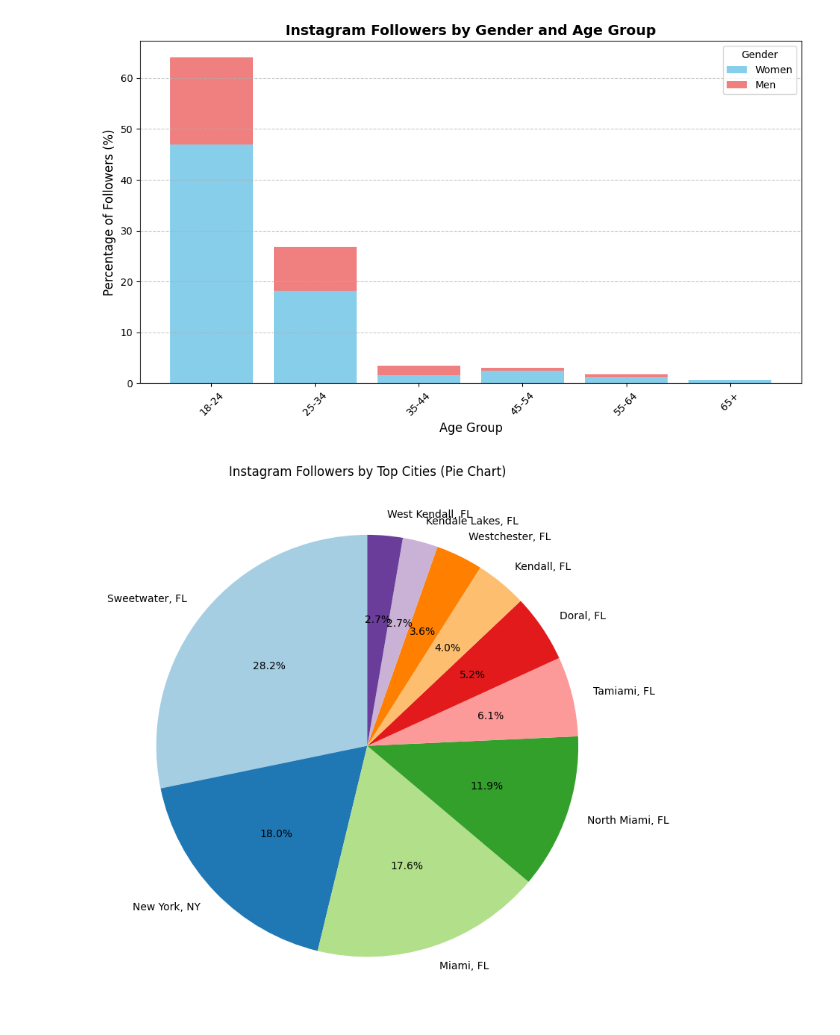
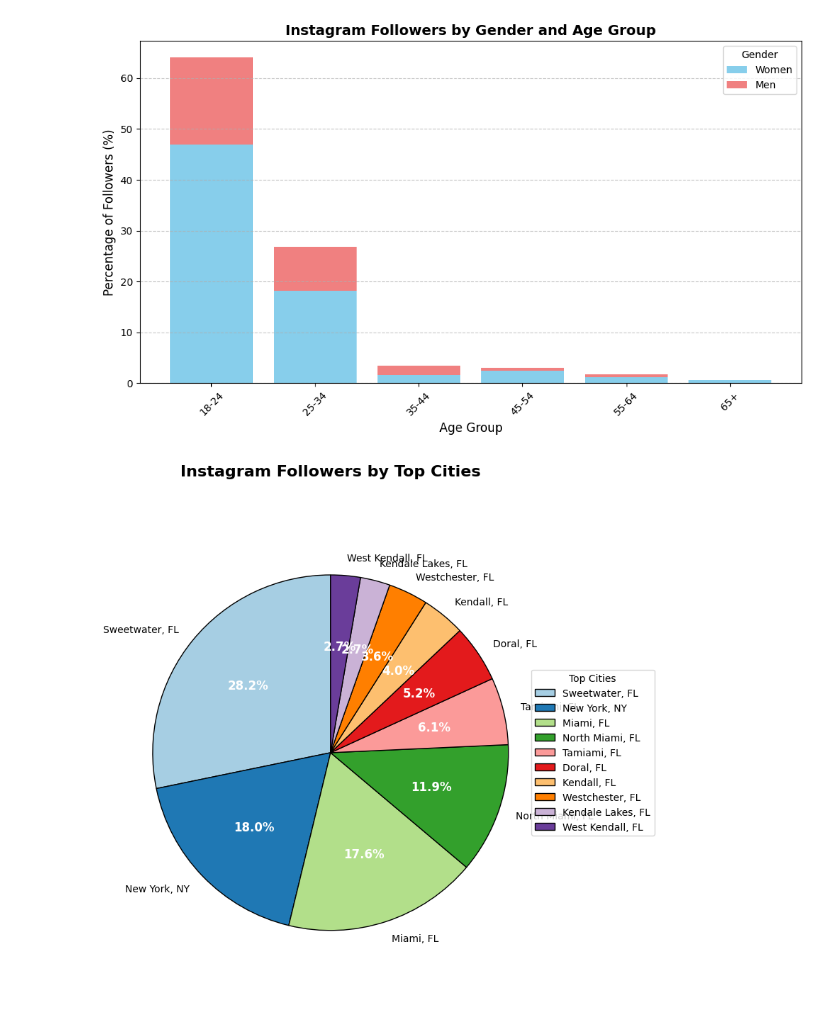
Before and after one commit to 6uan/data-mining, a Jupyter notebook: canine-crew/audience.ipynb, the cells around one changed output. Drawn from its saved outputs; the diff is of its cells as text; code cells hidden in the pictures.

Commit message:
feat: updated pie chart

```diff
--- a/canine-crew/audience.ipynb
+++ b/canine-crew/audience.ipynb
@@ -48,15 +48,44 @@ plt.tight_layout()
 plt.show()
 # %% [output]
 [figure]
-# %%
-# Convert percentages from strings to floats for Top Cities
-top_cities_df['Value'] = top_cities_df['Value'].str.rstrip('%').astype(float)
-
-# Pie Chart for Top Cities
-plt.figure(figsize=(8, 8))
-plt.pie(top_cities_df['Value'], labels=top_cities_df['Top cities'], autopct='%1.1f%%', startangle=90, colors=plt.cm.Paired.colors)
-plt.title('Instagram Followers by Top Cities (Pie Chart)')
-plt.tight_layout()
-plt.show()
-# %% [output]
-[figure, removed]
+# %%
+# Convert percentages from strings to floats for Top Cities
+top_cities_df['Value'] = top_cities_df['Value'].astype(float)
+
+# Colors for the pie chart (you can customize as needed)
+colors = plt.cm.Paired.colors
+
+# Create the pie chart
+plt.figure(figsize=(8, 8))
+wedges, texts, autotexts = plt.pie(
+    top_cities_df['Value'],
+    labels=top_cities_df['Top cities'],
+    autopct='%1.1f%%',
+    startangle=90,
+    colors=colors,
+    wedgeprops={'edgecolor': 'black'},  # Adds black border for clearer sections
+    textprops={'fontsize': 10}  # Makes the text inside the chart more readable
+)
+
+# Customize the appearance of the percentages inside the pie chart
+for autotext in autotexts:
+    autotext.set_color('white')
+    autotext.set_fontsize(12)
+    autotext.set_weight('bold')
+
+# Add a legend
+plt.legend(wedges, top_cities_df['Top cities'], title="Top Cities", loc="center left", bbox_to_anchor=(1, 0, 0.5, 1))
+
+# Add a title with better styling
+plt.title('Instagram Followers by Top Cities', fontsize=16, weight='bold', pad=20)
+
+# Equal aspect ratio ensures the pie is drawn as a circle
+plt.axis('equal')
+
+# Improve layout to prevent overlaps
+plt.tight_layout()
+
+# Show the plot
+plt.show()
+# %% [output]
+[figure, added]
```
